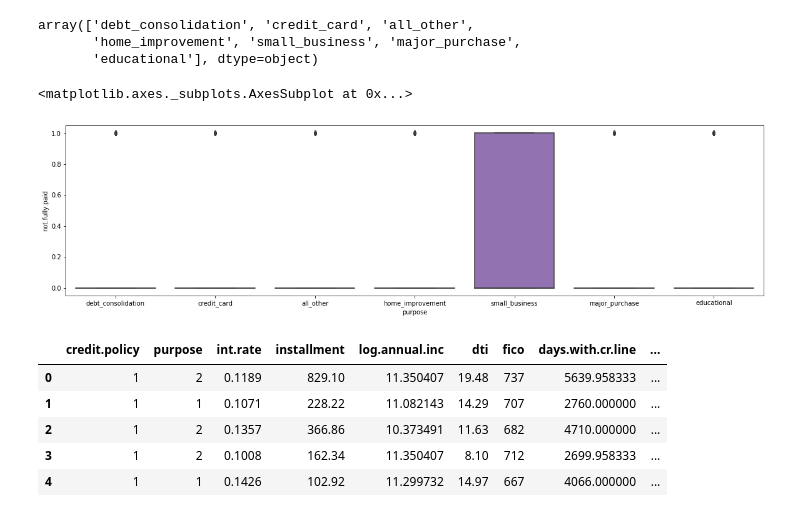
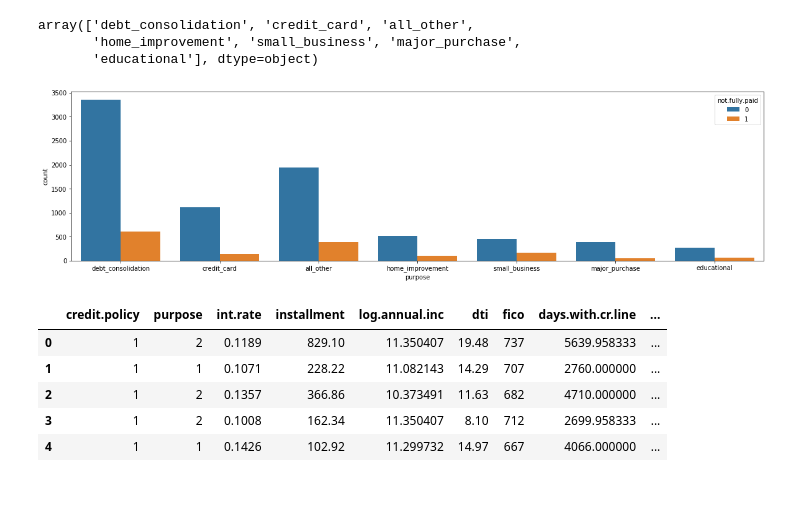
Before and after one commit to elismi/SimpliLearn, a Jupyter notebook: PGP AI/Course 5 - Deep Learning with Tensorflow and Keras/Project 1 - Lending Club Loan Data Analysis/Project 1 - Lending Club Loan Data Analysis.ipynb, the cells around one changed output. Saved outputs shown, nothing was run; the diff lists cells and outputs as text; code cells hidden in the pictures.

```diff
--- a/PGP AI/Course 5 - Deep Learning with Tensorflow and Keras/Project 1 - Lending Club Loan Data Analysis/Project 1 - Lending Club Loan Data Analysis.ipynb
+++ b/PGP AI/Course 5 - Deep Learning with Tensorflow and Keras/Project 1 - Lending Club Loan Data Analysis/Project 1 - Lending Club Loan Data Analysis.ipynb
@@ -54,10 +66,10 @@ array(['debt_consolidation', 'credit_card', 'all_other',
        'educational'], dtype=object)
 # %%
 plt.figure(figsize=(20,5))
-sns.boxplot(x="purpose", y="not.fully.paid", data=df_loan_data)
+sns.countplot(x="purpose", hue="not.fully.paid", data=df_loan_data)
+plt.show()
 # %% [output]
-<matplotlib.axes._subplots.AxesSubplot at 0x...>
-[figure, old version]
+[figure, new version]
 # %%
 from sklearn.preprocessing import OrdinalEncoder
 
```
Also changed, not shown: parts of 37 cells of this notebook, 2 other files.
